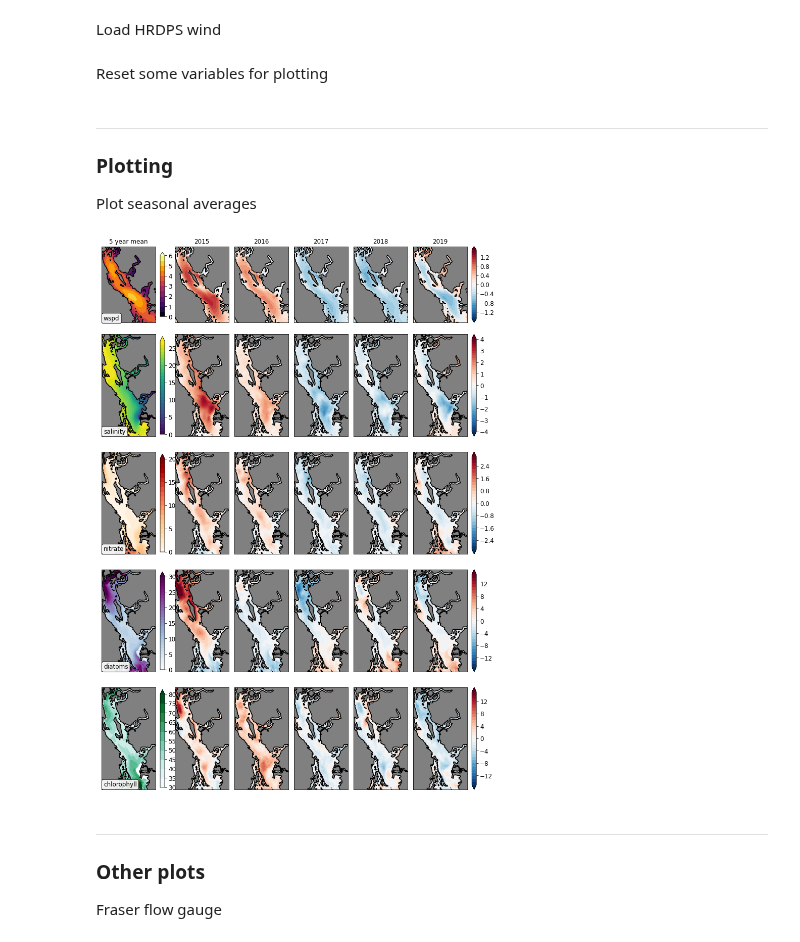
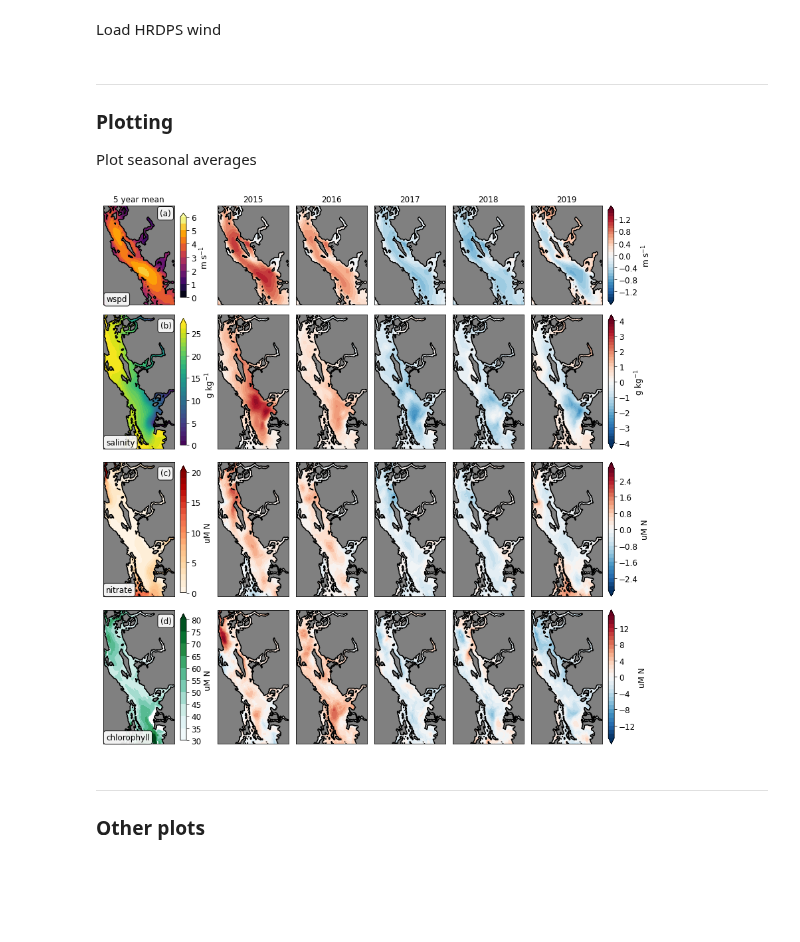
Before and after one commit to SalishSeaCast/analysis-ben, a Jupyter notebook: notebooks/Jun-Aug_anomalies_201905.ipynb, the cells around one changed output. Cells and saved outputs as stored; diff of their text form; code cells hidden in the pictures; blank space fills up the shorter version.

```diff
--- a/notebooks/Jun-Aug_anomalies_201905.ipynb
+++ b/notebooks/Jun-Aug_anomalies_201905.ipynb
@@ -94,9 +109,7 @@ for year in years: aggregates['wspd'][year] = aggregates['wspd'][year] - aggrega
-# %% [markdown]
-Reset some variables for plotting
 # %%
 # Reset variables for plotting
 tmask = tmask[0, 0, ...]
-variables = ['wspd', 'salinity', 'nitrate', 'diatoms', 'chlorophyll']
+variables = ['wspd', 'salinity', 'nitrate', 'chlorophyll']
 # %% [markdown]
 ***
 
@@ -104,49 +117,53 @@ variables = ['wspd', 'salinity', 'nitrate', 'diatoms', 'chlorophyll']
 
 Plot seasonal averages
 # %%
-gridspec_kw = {'height_ratios': [0.7, 1, 1, 1, 1], 'wspace': 0.1, 'hspace': 0.05}
-fig, axs = plt.subplots(5, 6, figsize=(12.5, 20), gridspec_kw=gridspec_kw)
+gridspec_kw = {'height_ratios': [0.7, 1, 1, 1], 'wspace': 0.1, 'hspace': 0.05}
+fig, axs = plt.subplots(4, 6, figsize=(12.5, 15), gridspec_kw=gridspec_kw)
 
-cmaps = ['inferno', 'viridis', 'OrRd', 'BuPu', 'BuGn']
-clims = [(0, 6.1, 0.5), (0, 28, 1), (0, 21, 1), (0, 30.1, 1), (30, 80.1, 5)]
-dclims = [(-1.5, 1.6, 0.1), (-4, 4.1, 0.2), (-3, 3.1, 0.2), (-15, 15.1, 1), (-15, 15.1, 1)]
-for row, var, cmap, clim, dclim, dcbar in zip(axs, variables, cmaps, clims, dclims, [1, 5, 5, 5, 5]):
+cmaps = ['inferno', 'viridis', 'OrRd', 'BuGn']
+units = ['m s$^{-1}$', 'g kg$^{-1}$', 'uM N', 'uM N']
+clims = [(0, 6.1, 0.5), (0, 28, 1), (0, 21, 1), (30, 80.1, 5)]
+dclims = [(-1.5, 1.6, 0.1), (-4, 4.1, 0.2), (-3, 3.1, 0.2), (-15, 15.1, 1)]
+for row, var, unit, cmap, clim, dclim, dcbar in zip(axs, variables, units, cmaps, clims, dclims, [1, 5, 5, 5, 5]):
 
     c = row[0].contourf(aggregates[var]['mean'], levels=np.arange(*clim), cmap=cmap, extend='max')
     pos = row[0].get_position()
-    row[0].set_position([pos.x0-0.03, pos.y0, pos.width, pos.height])
-    cax = fig.add_axes([pos.x1-0.02, pos.y0+0.01, 0.01, pos.height-0.02])
-    fig.colorbar(c, cax=cax, ticks=range(0, 101, dcbar))
+    row[0].set_position([pos.x0-0.06, pos.y0, pos.width, pos.height])
+    cax = fig.add_axes([pos.x1-0.05, pos.y0+0.01, 0.01, pos.height-0.02])
+    fig.colorbar(c, cax=cax, ticks=np.arange(*clim[:2], dcbar), label=unit)
     row[0].text(0.04, 0.03, var, transform=row[0].transAxes, bbox={'boxstyle': 'round', 'facecolor': 'w', 'alpha': 0.9})
     if var == 'wspd': row[0].set_title('5 year mean', fontsize=12)
 
     for ax, year in zip(row[1:], years):
 
         c = ax.contourf(aggregates[var][year], levels=np.arange(*dclim), cmap='RdBu_r', extend='both')
         if var == 'wspd': ax.set_title(year, fontsize=12)
 
     for ax in row:
         if var == 'wspd':
             landmask = windmask
             ax.set_xlim([5, 70])
             ax.set_ylim([30, 110])
         else:
             landmask = tmask
         ax.contourf(landmask, levels=[-0.01, 0.01], colors='gray')
         ax.contour(landmask, levels=[-0.01, 0.01], colors='k')
         ax.xaxis.set_ticks([])
         ax.yaxis.set_ticks([])
         ax.set_aspect(5/4.4)
 
     pos = ax.get_position()
     cax = fig.add_axes([pos.x1+0.01, pos.y0, 0.01, pos.height])
-    fig.colorbar(c, cax=cax)
+    fig.colorbar(c, cax=cax, label=unit)
+
+for k, row in enumerate(axs):
+    row[0].text(0.8, 0.9, f'({chr(97+k)})', transform=row[0].transAxes, bbox={'boxstyle': 'round', 'facecolor': 'w', 'alpha': 0.9})
+
+#fig.savefig('/home/bmoorema/Desktop/upwelling_processes_figs/interannual1.pdf', bbox_inches='tight')
 # %% [output]
-[figure, old version]
+[figure, new version]
 # %% [markdown]
 ***
 
 ### Other plots
-
-Fraser flow gauge
 # %%
```
Also changed, not shown: parts of 9 cells of this notebook, 2 other files.
